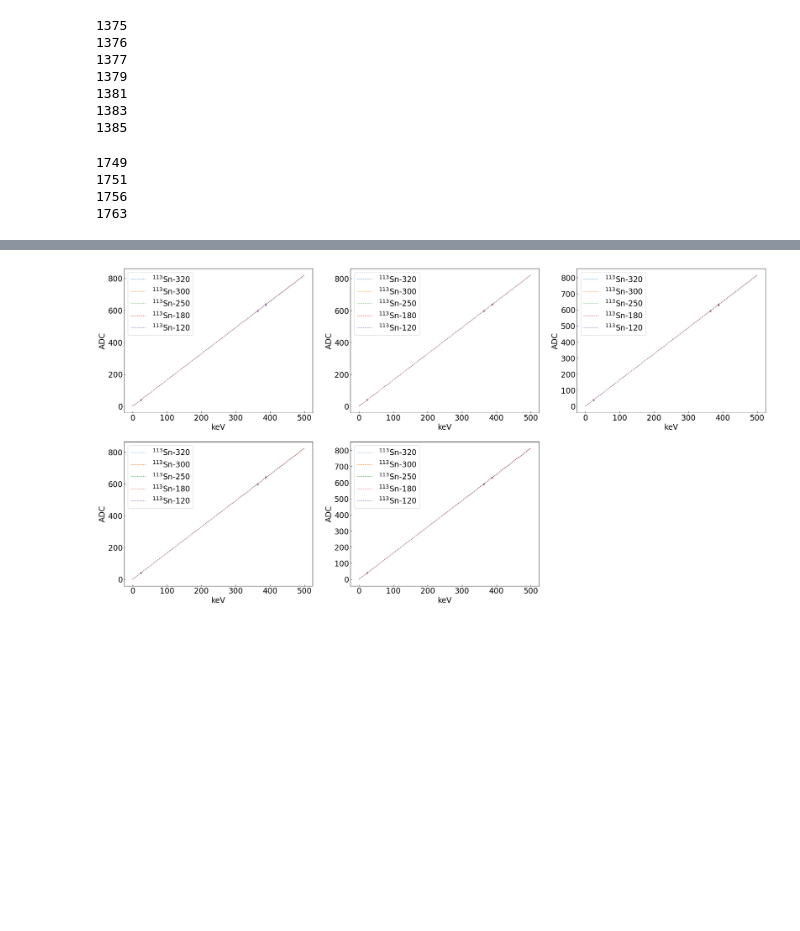
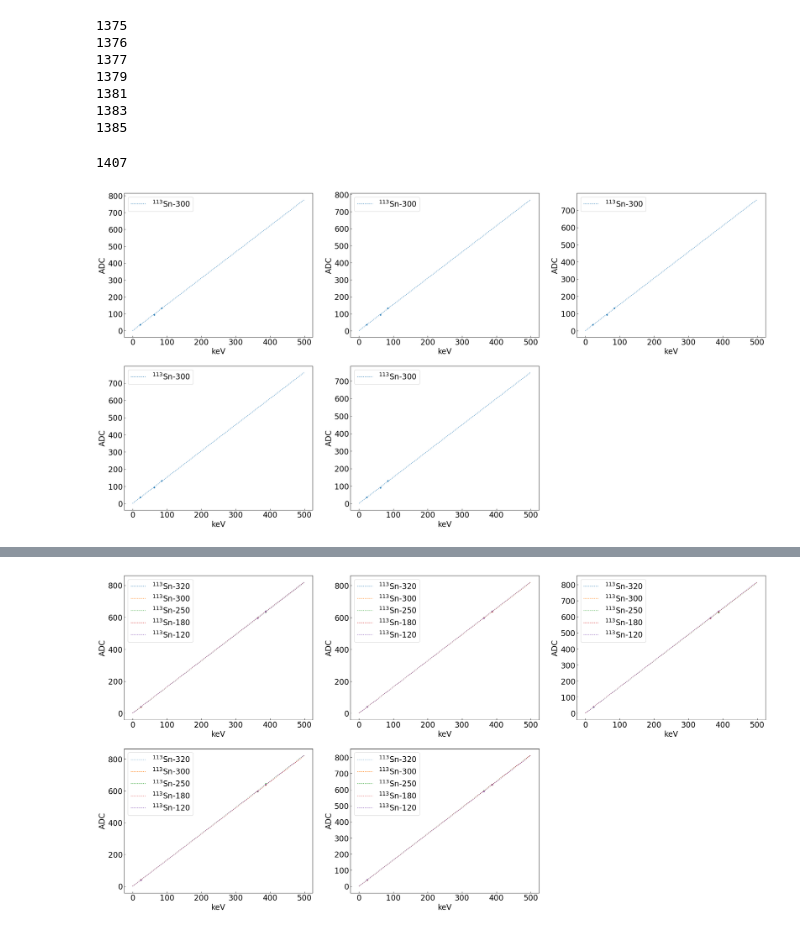
Before and after one commit to arlee-shelby/calibration, a Jupyter notebook: Untitled.ipynb, the cells around one changed output, grey strips where cells are left out. Drawn from its saved outputs; the diff is of its cells as text; code cells hidden in the pictures; blank space fills up the shorter version.

```diff
--- a/Untitled.ipynb
+++ b/Untitled.ipynb
@@ -19,7 +19,8 @@ pd.set_option("display.max_colwidth", 15)
 # %%
 runs = [1389,1374,1391,1392,1393]
 runs2 = [1375,1376,1377,1379,1381,1383,1385]
-runs_Cd = [1749,1751,1756,1763]
+runs_Cd = [1407]
+# [1749,1751,1756,1763]
 bias = [-320,-300,-250,-180,-120]
 bias2 = [-320,-300,-250,-210,-180,-150,-120]
 pixel = [76,87,97,106,114]
@@ -346,10 +347,7 @@ for k in range(len(runs_Cd)):
     df_xray_Cd[k] = df2
     df_xray_err_Cd[k] = df2_err
 # %% [output]
-1749
-1751
-1756
-1763
+1407
 # %%
 def cal_data(dataAll,run,ecap_data,xray_data,ecap_err,xray_err,index):
     calibration_data = []
@@ -498,0 +497,34 @@ for j in range(len(calibration_Sn2)):
+# %%
+pix = [0,3,6,11,14]
+# pix = [0]
+
+nrows,ncols=10,3
+py.figure(figsize=(10*ncols,8*nrows))
+x = np.arange(0,500)
+
+toADC_Cd = []
+cnt = 0
+for i in pix:
+    Cd = []
+    cnt +=1
+    ax=py.subplot(nrows,ncols,cnt)
+    ax.tick_params(direction='in',which='both',axis='both',labelsize=20)
+    for j in range(len(runs_Cd)):
+        if len(ADC_data_Cd[j][i])<=1:
+            Cd.append([0])
+            pass
+        if len(ADC_data_Cd[j][i])<4:
+            ax.set_ylabel('ADC',size=20)
+            ax.set_xlabel('keV',size=20)
+
+            a, b = np.polyfit(eV_points_Cd[0:len(ADC_data_Cd[j][i])],ADC_data_Cd[j][i][0:len(ADC_data_Cd[j][i])],deg=1)
+            ax.scatter(eV_points_Cd[0:len(ADC_data_Cd[j][i])],ADC_data_Cd[j][i][0:len(ADC_data_Cd[j][i])],marker = '.')
+
+            Cd.append([a,b])
+            ax.plot(x,calibration_lin(x,a,b),linestyle = ':',label = r'$^{113}$Sn%d'%bias[j+1])
+            ax.legend(loc="upper left",prop={'size':20})
+    toADC_Cd.append(Cd)
+
+plt.show()
+# %% [output]
+[figure, added]
```
Also changed, not shown: parts of 5 cells of this notebook, 15 other files.
